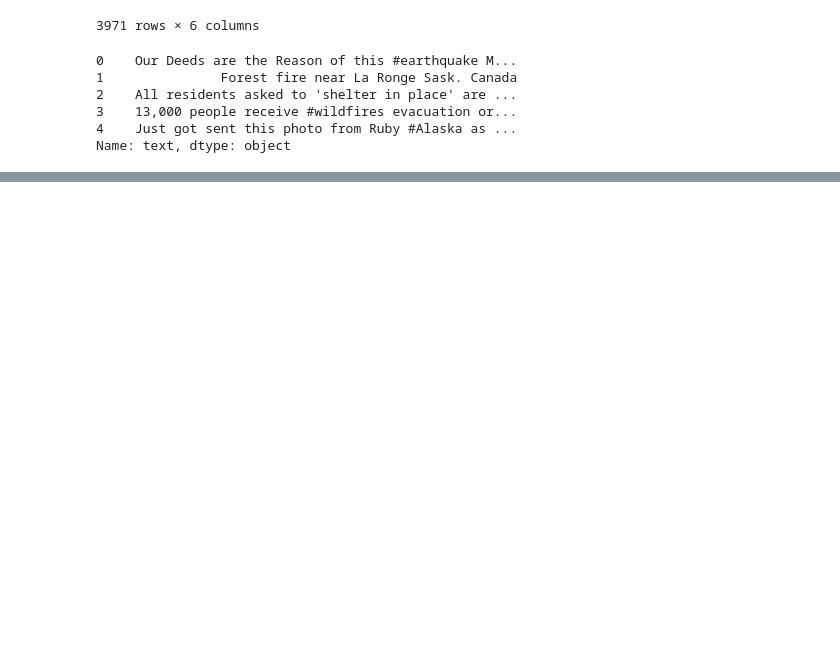
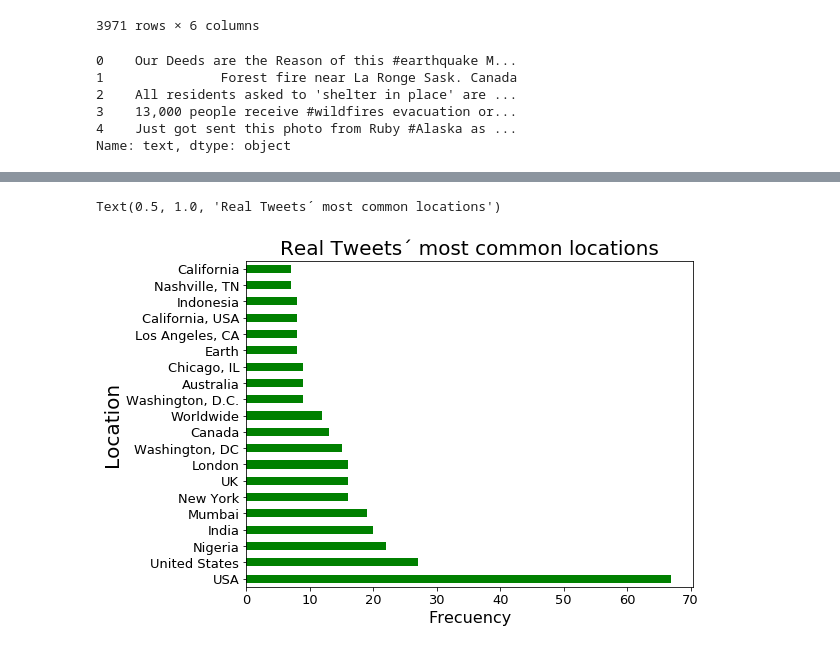
Before and after one commit to tomifarall/Orga-Datos-Tp1, a Jupyter notebook: analisis.ipynb, the cells around one changed output, grey strips where cells are left out. Cells and saved outputs as stored; diff of their text form; code cells hidden in the pictures; blank space fills up the shorter version.

```diff
--- a/analisis.ipynb
+++ b/analisis.ipynb
@@ -239,0 +242,3 @@ tweets[tweets['text'].str.contains('Û')]['text'].to_list()
+# %%
+real_tweets = tweets['veracity'] == 1
+fake_tweets = tweets['veracity'] == 0
@@ -239,0 +289,3 @@ tweets[tweets['text'].str.contains('Û')]['text'].to_list()
+# %%
+real_tweets_by_location = tweets[real_tweets]['location'].value_counts().sort_values(ascending=False)
+real_tweets_by_location
@@ -239,0 +305,8 @@ tweets[tweets['text'].str.contains('Û')]['text'].to_list()
+# %%
+real_tweets_by_location.iloc[0:20].plot(kind = 'barh',figsize = (8,6), color = 'green', fontsize = 13)
+plt.xlabel('Frecuency',fontsize = 16)
+plt.ylabel('Location', fontsize = 20)
+plt.title('Real Tweets´ most common locations',fontsize  = 20)
+# %% [output]
+Text(0.5, 1.0, 'Real Tweets´ most common locations')
+[figure, added]
```
Also changed, not shown: parts of 24 cells of this notebook.
